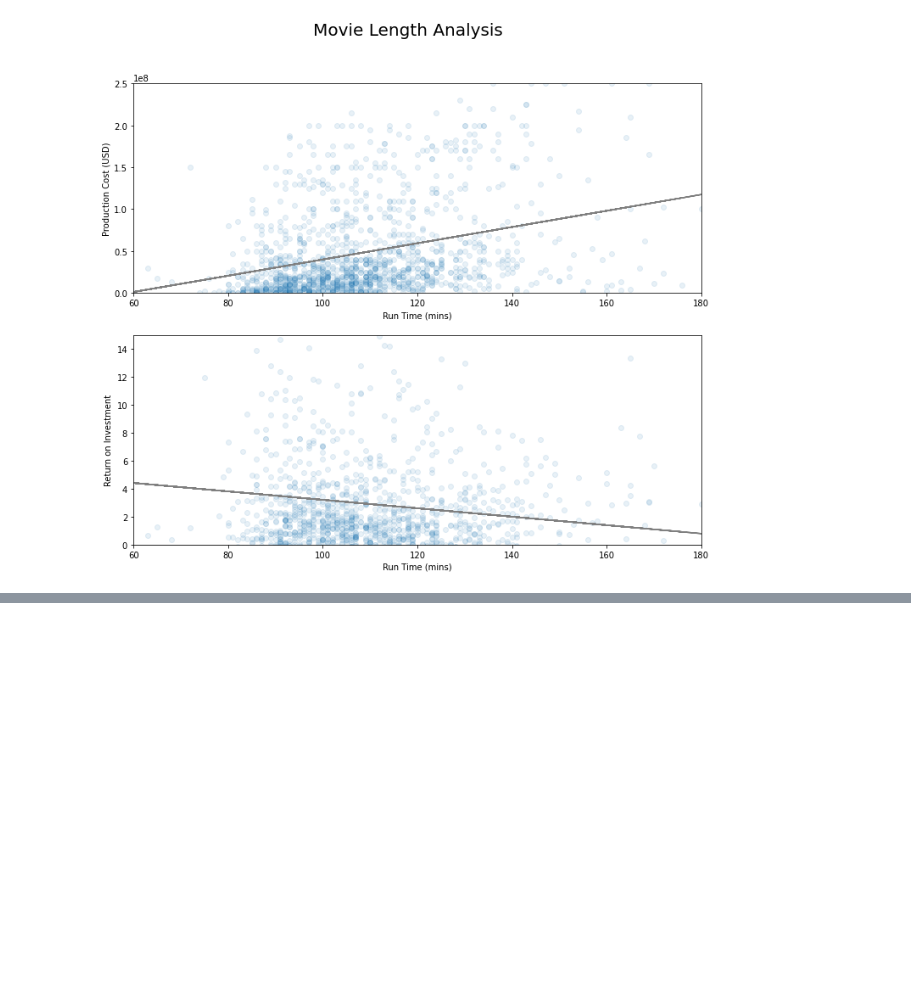
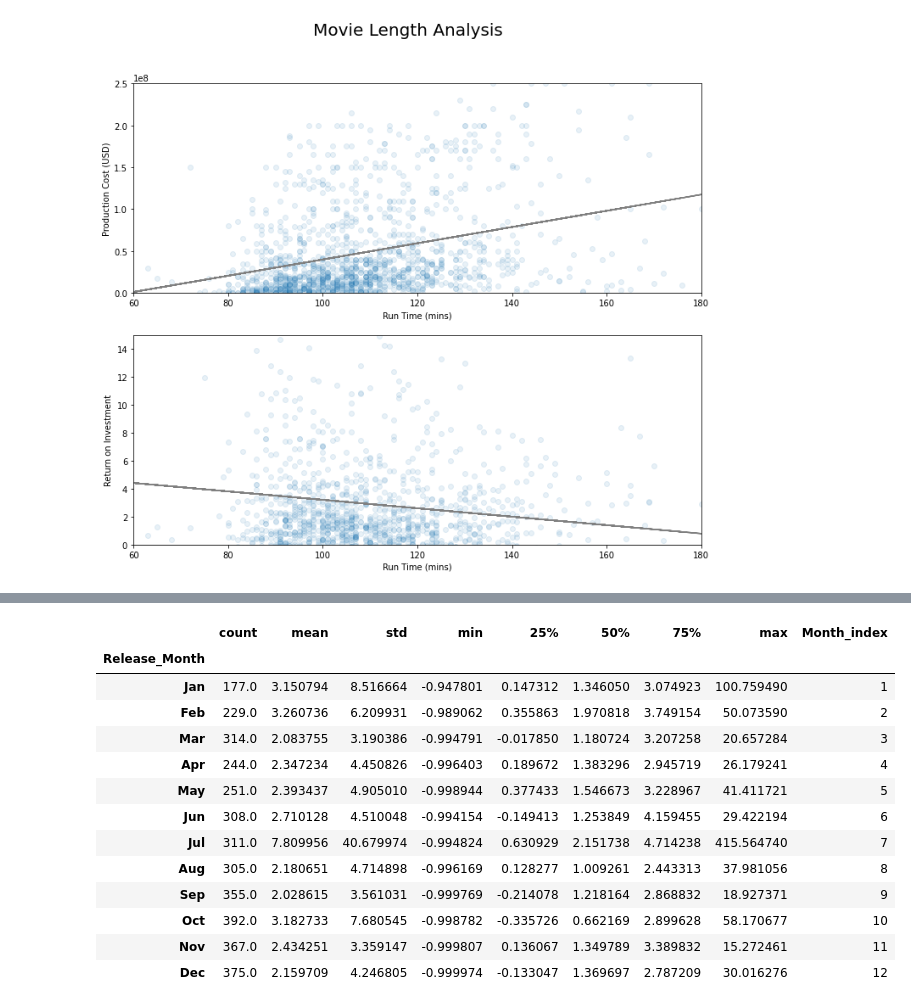
Before and after one commit to blackwoodbs/dsc-phase-1-project-v2-3, a Jupyter notebook: NormalizedROI_vs_Time_by_Genre.ipynb, the cells around one changed output, grey strips where cells are left out. Cells and saved outputs as stored; diff of their text form; code cells hidden in the pictures; blank space fills up the shorter version.

```diff
--- a/NormalizedROI_vs_Time_by_Genre.ipynb
+++ b/NormalizedROI_vs_Time_by_Genre.ipynb
@@ -216,3 +232,20 @@ plt.bar(x_bar_mon, y_bar_mon)
+# %%
+month_analysis_df.sort_values('Month_index')
+# %% [output]
+|  | count | mean | std | min | 25% | 50% | 75% | max | Month_index |
+| Release_Month |  |  |  |  |  |  |  |  |  |
+| Jan | 177.0 | 3.150794 | 8.516664 | -0.947801 | 0.147312 | 1.346050 | 3.074923 | 100.759490 | 1 |
+| Feb | 229.0 | 3.260736 | 6.209931 | -0.989062 | 0.355863 | 1.970818 | 3.749154 | 50.073590 | 2 |
+| Mar | 314.0 | 2.083755 | 3.190386 | -0.994791 | -0.017850 | 1.180724 | 3.207258 | 20.657284 | 3 |
+| Apr | 244.0 | 2.347234 | 4.450826 | -0.996403 | 0.189672 | 1.383296 | 2.945719 | 26.179241 | 4 |
+| May | 251.0 | 2.393437 | 4.905010 | -0.998944 | 0.377433 | 1.546673 | 3.228967 | 41.411721 | 5 |
+| Jun | 308.0 | 2.710128 | 4.510048 | -0.994154 | -0.149413 | 1.253849 | 4.159455 | 29.422194 | 6 |
+| Jul | 311.0 | 7.809956 | 40.679974 | -0.994824 | 0.630929 | 2.151738 | 4.714238 | 415.564740 | 7 |
+| Aug | 305.0 | 2.180651 | 4.714898 | -0.996169 | 0.128277 | 1.009261 | 2.443313 | 37.981056 | 8 |
+| Sep | 355.0 | 2.028615 | 3.561031 | -0.999769 | -0.214078 | 1.218164 | 2.868832 | 18.927371 | 9 |
+| Oct | 392.0 | 3.182733 | 7.680545 | -0.998782 | -0.335726 | 0.662169 | 2.899628 | 58.170677 | 10 |
+| Nov | 367.0 | 2.434251 | 3.359147 | -0.999807 | 0.136067 | 1.349789 | 3.389832 | 15.272461 | 11 |
+| Dec | 375.0 | 2.159709 | 4.246805 | -0.999974 | -0.133047 | 1.369697 | 2.787209 | 30.016276 | 12 |
 # %%
 #POTENTIAL DATA SET TO USE FOR ANALYIZING MOVIE RATING
 movie_info['synopsis'][14]
```
Also changed, not shown: parts of 4 cells of this notebook, 5 other files.
